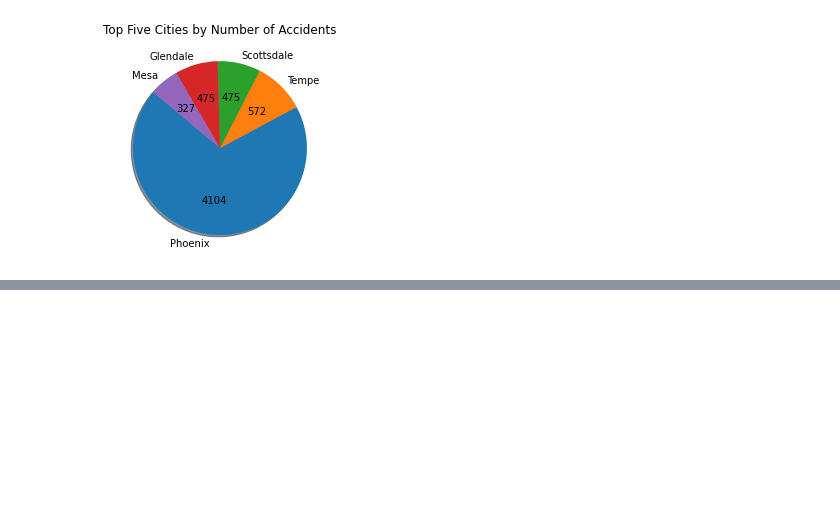
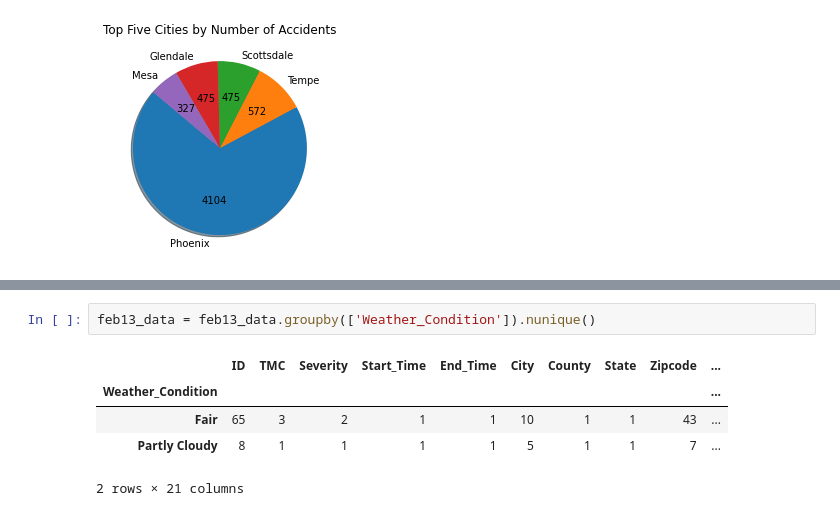
Before and after one commit to samantha8990/Project-1, a Jupyter notebook: JupiterNotebook.ipynb, the cells around one changed output, grey strips where cells are left out. Drawn from its saved outputs; the diff is of its cells as text; blank space fills up the shorter version.

```diff
--- a/JupiterNotebook.ipynb
+++ b/JupiterNotebook.ipynb
@@ -274,0 +257,8 @@ feb20_data = us_data_maricopa.loc[(us_data_maricopa['Start_Time'] == '2020-02-20
+# %%
+feb13_data = feb13_data.groupby(['Weather_Condition']).nunique()
+# %% [output]
+|  | ID | TMC | Severity | Start_Time | End_Time | City | County | State | Zipcode | ... |
+| Weather_Condition |  |  |  |  |  |  |  |  |  | ... |
+| Fair | 65 | 3 | 2 | 1 | 1 | 10 | 1 | 1 | 43 | ... |
+| Partly Cloudy | 8 | 1 | 1 | 1 | 1 | 5 | 1 | 1 | 7 | ... |
+2 rows × 21 columns
```
Also changed, not shown: parts of 5 cells of this notebook.
